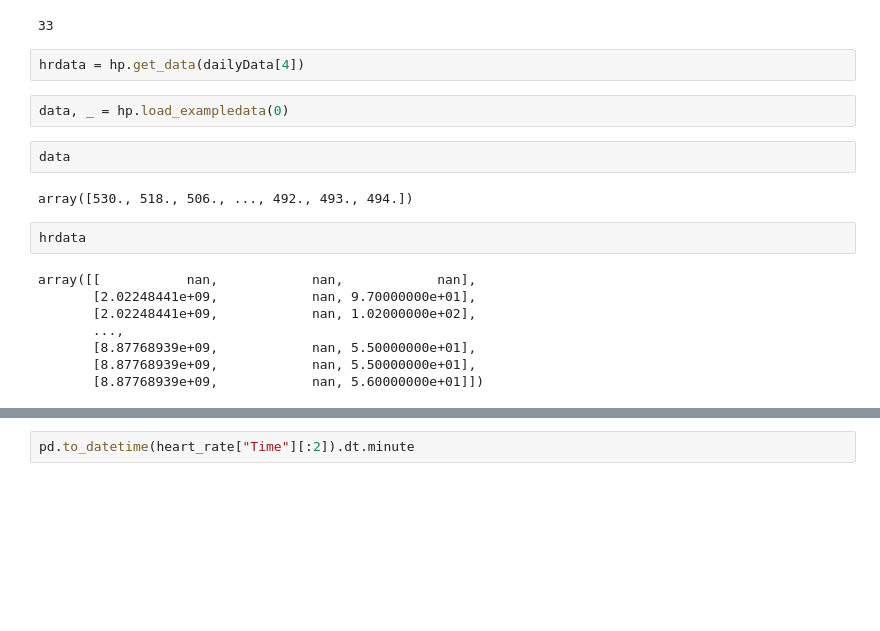
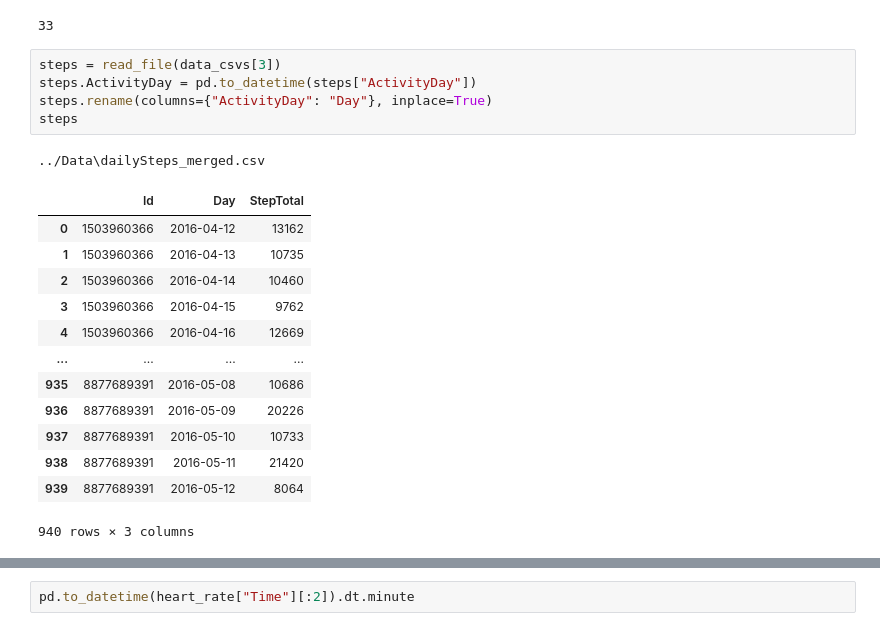
Before and after one commit to idangrady/DataAnalysisCourse, a Jupyter notebook: Idan/DataPre.ipynb, the cells around one changed output, grey strips where cells are left out. Saved outputs shown, nothing was run; the diff lists cells and outputs as text; blank space fills up the shorter version.

```diff
--- a/Idan/DataPre.ipynb
+++ b/Idan/DataPre.ipynb
@@ -199,21 +222,23 @@ KeyboardInterrupt:
 len(read_file(dailyData[2]).Id.unique())
 # %% [output]
 33
-# %%
-hrdata = hp.get_data(dailyData[4])
-# %%
-data, _ = hp.load_exampledata(0)
-# %%
-data
-# %% [output]
-array([530., 518., 506., ..., 492., 493., 494.])
-# %%
-hrdata
-# %% [output]
-array([[           nan,            nan,            nan],
-       [2.02248441e+09,            nan, 9.70000000e+01],
-       [2.02248441e+09,            nan, 1.02000000e+02],
-       ...,
-       [8.87768939e+09,            nan, 5.50000000e+01],
-       [8.87768939e+09,            nan, 5.50000000e+01],
-       [8.87768939e+09,            nan, 5.60000000e+01]])
+# %%
+steps = read_file(data_csvs[3])
+steps.ActivityDay = pd.to_datetime(steps["ActivityDay"])
+steps.rename(columns={"ActivityDay": "Day"}, inplace=True)
+steps
+# %% [output]
+../Data\dailySteps_merged.csv
+|  | Id | Day | StepTotal |
+| 0 | 1503960366 | 2016-04-12 | 13162 |
+| 1 | 1503960366 | 2016-04-13 | 10735 |
+| 2 | 1503960366 | 2016-04-14 | 10460 |
+| 3 | 1503960366 | 2016-04-15 | 9762 |
+| 4 | 1503960366 | 2016-04-16 | 12669 |
+| ... | ... | ... | ... |
+| 935 | 8877689391 | 2016-05-08 | 10686 |
+| 936 | 8877689391 | 2016-05-09 | 20226 |
+| 937 | 8877689391 | 2016-05-10 | 10733 |
+| 938 | 8877689391 | 2016-05-11 | 21420 |
+| 939 | 8877689391 | 2016-05-12 | 8064 |
+940 rows × 3 columns
```
Also changed, not shown: parts of 20 cells of this notebook.
